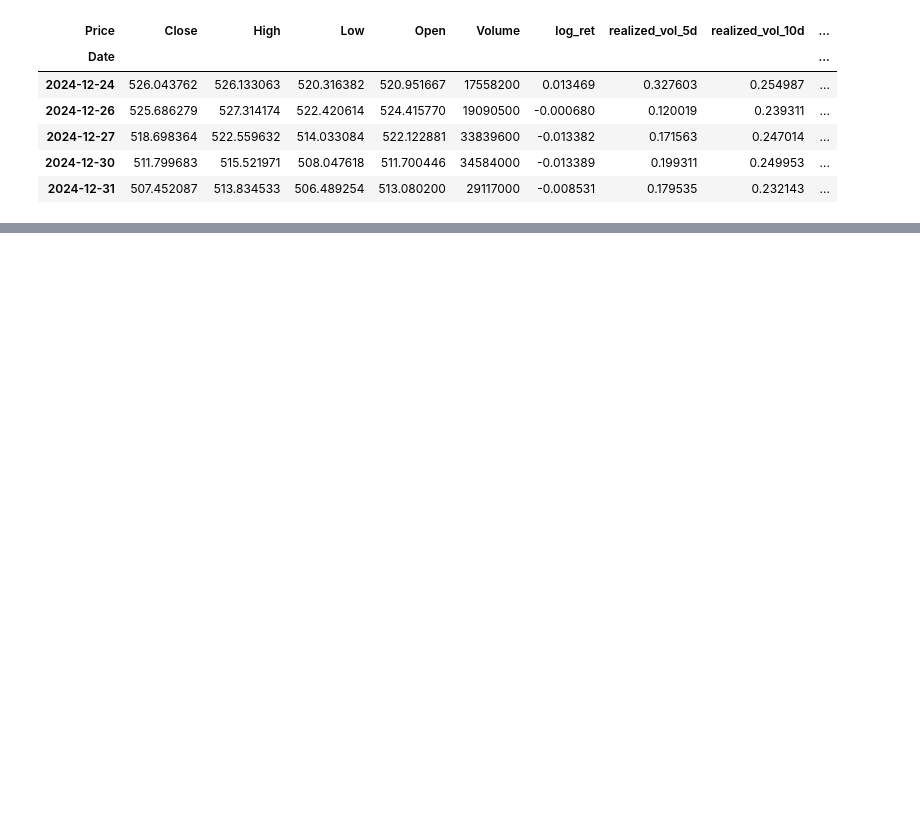
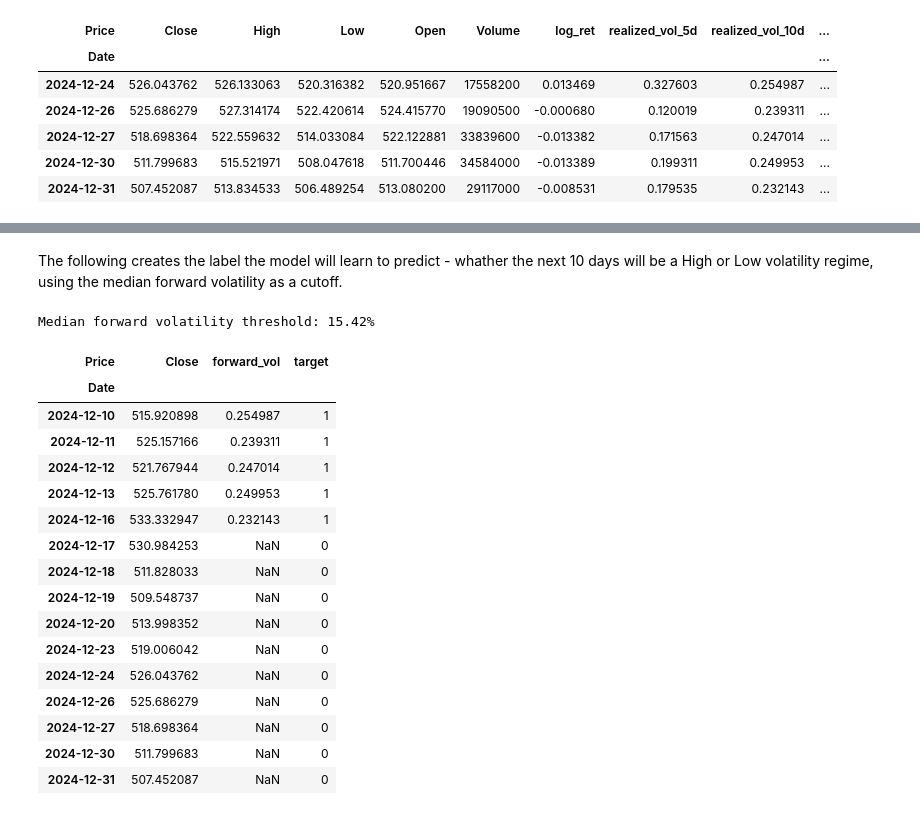
Before and after one commit to TWAPZCODE/Quant-Research, a Jupyter notebook: Volatility_Regime_Classifier.ipynb, the cells around one changed output, grey strips where cells are left out. Saved outputs shown, nothing was run; the diff lists cells and outputs as text; code cells hidden in the pictures; blank space fills up the shorter version.

```diff
--- a/Volatility_Regime_Classifier.ipynb
+++ b/Volatility_Regime_Classifier.ipynb
@@ -82,0 +158,32 @@ future_log_ret
+# %% [markdown]
+The following creates the label the model will learn to predict - whather the next 10 days will be a High or Low volatility regime, using the median forward volatility as a cutoff.
+# %%
+future_log_ret = df["log_ret"].shift(-1)  #returns starting the day AFTER today
+forward_vol = future_log_ret.rolling(vol_lookahead).std().shift(-(vol_lookahead - 1)) * np.sqrt(252)
+df["forward_vol"] = forward_vol
+
+# Binary target: High vol regime (1) vs Low vol regime (0), split at medium
+vol_mean = df["forward_vol"].median()
+df["target"] = (df["forward_vol"] > vol_mean).astype(int)
+
+print(f"Median forward volatility threshold: {vol_mean:.2%}")
+df[["Close", "forward_vol", "target"]].tail(15)
+# %% [output]
+Median forward volatility threshold: 15.42%
+| Price | Close | forward_vol | target |
+| Date |  |  |  |
+| 2024-12-10 | 515.920898 | 0.254987 | 1 |
+| 2024-12-11 | 525.157166 | 0.239311 | 1 |
+| 2024-12-12 | 521.767944 | 0.247014 | 1 |
+| 2024-12-13 | 525.761780 | 0.249953 | 1 |
+| 2024-12-16 | 533.332947 | 0.232143 | 1 |
+| 2024-12-17 | 530.984253 | NaN | 0 |
+| 2024-12-18 | 511.828033 | NaN | 0 |
+| 2024-12-19 | 509.548737 | NaN | 0 |
+| 2024-12-20 | 513.998352 | NaN | 0 |
+| 2024-12-23 | 519.006042 | NaN | 0 |
+| 2024-12-24 | 526.043762 | NaN | 0 |
+| 2024-12-26 | 525.686279 | NaN | 0 |
+| 2024-12-27 | 518.698364 | NaN | 0 |
+| 2024-12-30 | 511.799683 | NaN | 0 |
+| 2024-12-31 | 507.452087 | NaN | 0 |
```
Also changed, not shown: parts of 11 cells of this notebook.
